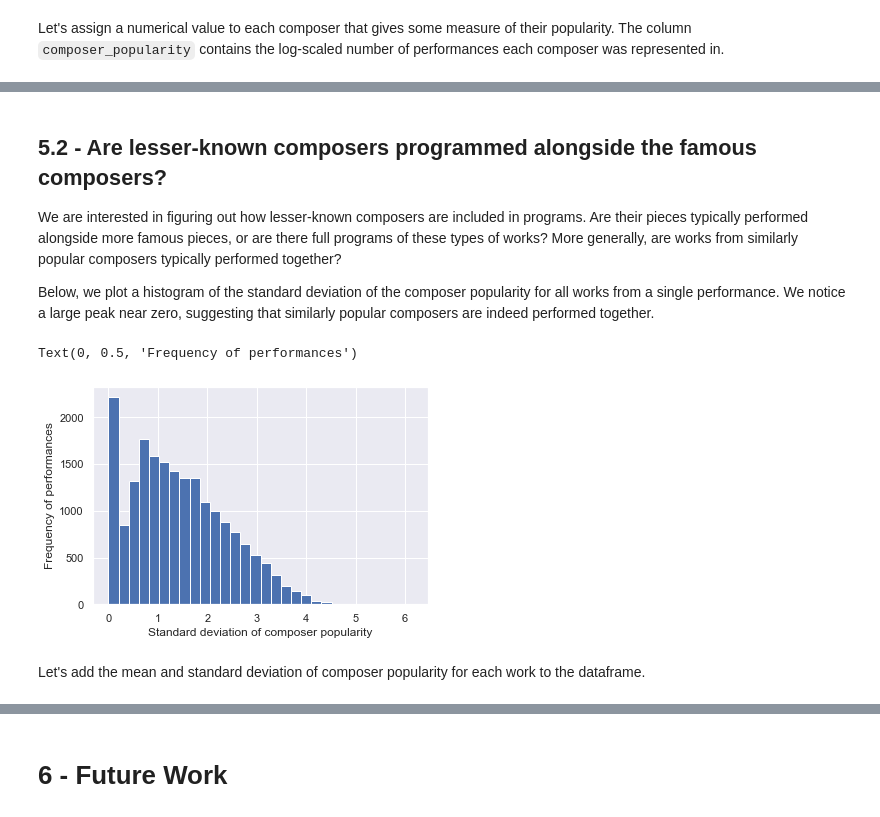
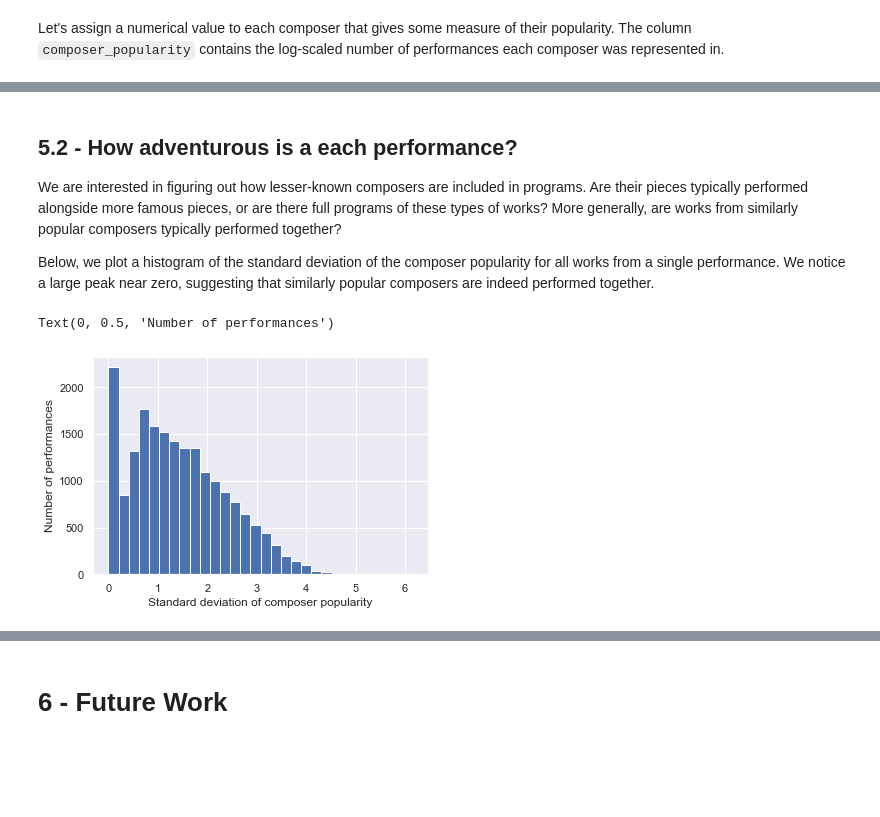
Before and after one commit to physinet/NY-Phil-EDA, a Jupyter notebook: EDA.ipynb, the cells around one changed output, grey strips where cells are left out. Cells and saved outputs as stored; diff of their text form; code cells hidden in the pictures; blank space fills up the shorter version.

```diff
--- a/EDA.ipynb
+++ b/EDA.ipynb
@@ -458,17 +458,15 @@ df.head()
 | 6 | 00646b9f-fec7-4ffb-9fb1-faae410bd... | 3853 | 8837 | Beethoven, Ludwig van | 8.707814 | FIDELIO, OP. 72 | 1 | ... |
 | 7 | 00646b9f-fec7-4ffb-9fb1-faae410bd... | 3853 | 8336 | Mozart, Wolfgang Amadeus | 8.280964 | ABDUCTION FROM THE SERAGLIO,THE, ... | 1 | ... |
 # %% [markdown]
-## 5.2 - Are lesser-known composers programmed alongside the famous composers?
+## 5.2 - How adventurous is a each performance?
 We are interested in figuring out how lesser-known composers are included in programs. Are their pieces typically performed alongside more famous pieces, or are there full programs of these types of works? More generally, are works from similarly popular composers typically performed together?
 
 Below, we plot a histogram of the standard deviation of the composer popularity for all works from a single performance. We notice a large peak near zero, suggesting that similarly popular composers are indeed performed together.
 # %%
 grouped = df.groupby(['program_id', 'DateTime'])['composer_popularity']
 ax = grouped.std().hist(bins=30)
 ax.set_xlabel('Standard deviation of composer popularity')
-ax.set_ylabel('Frequency of performances')
+ax.set_ylabel('Number of performances')
 # %% [output]
-Text(0, 0.5, 'Frequency of performances')
+Text(0, 0.5, 'Number of performances')
-[figure, old version]
+[figure, new version]
-# %% [markdown]
-Let's add the mean and standard deviation of composer popularity for each work to the dataframe.
```
Also changed, not shown: parts of 17 cells of this notebook.
